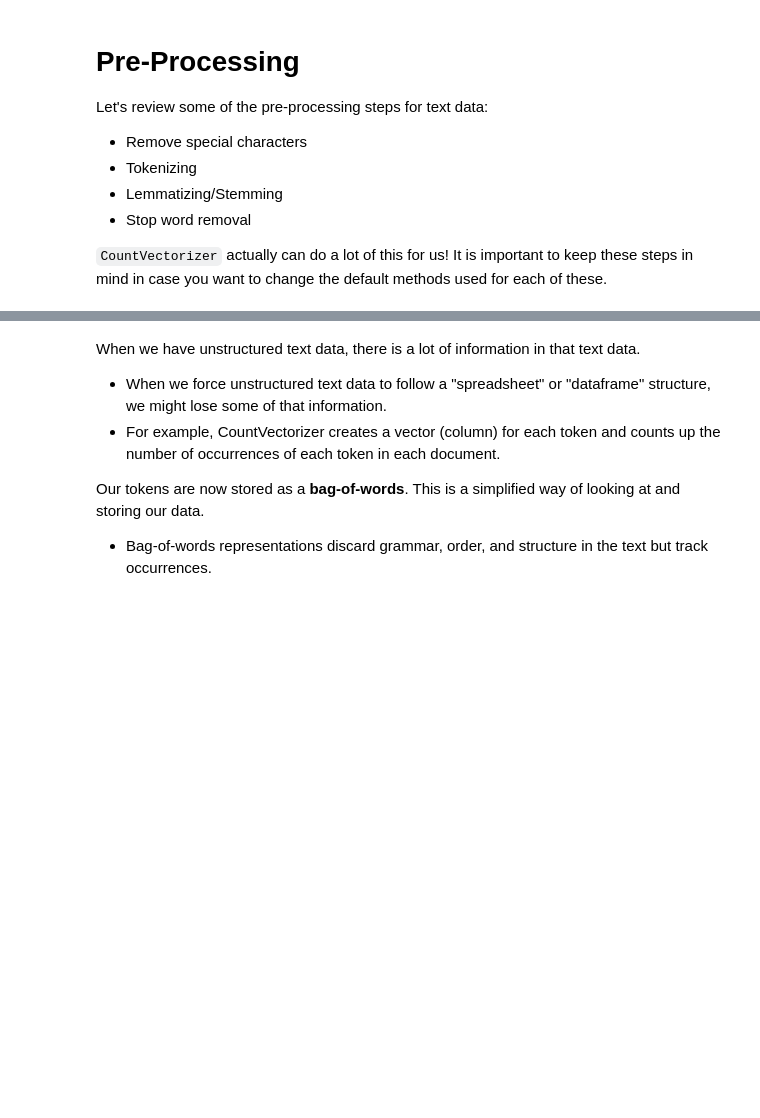
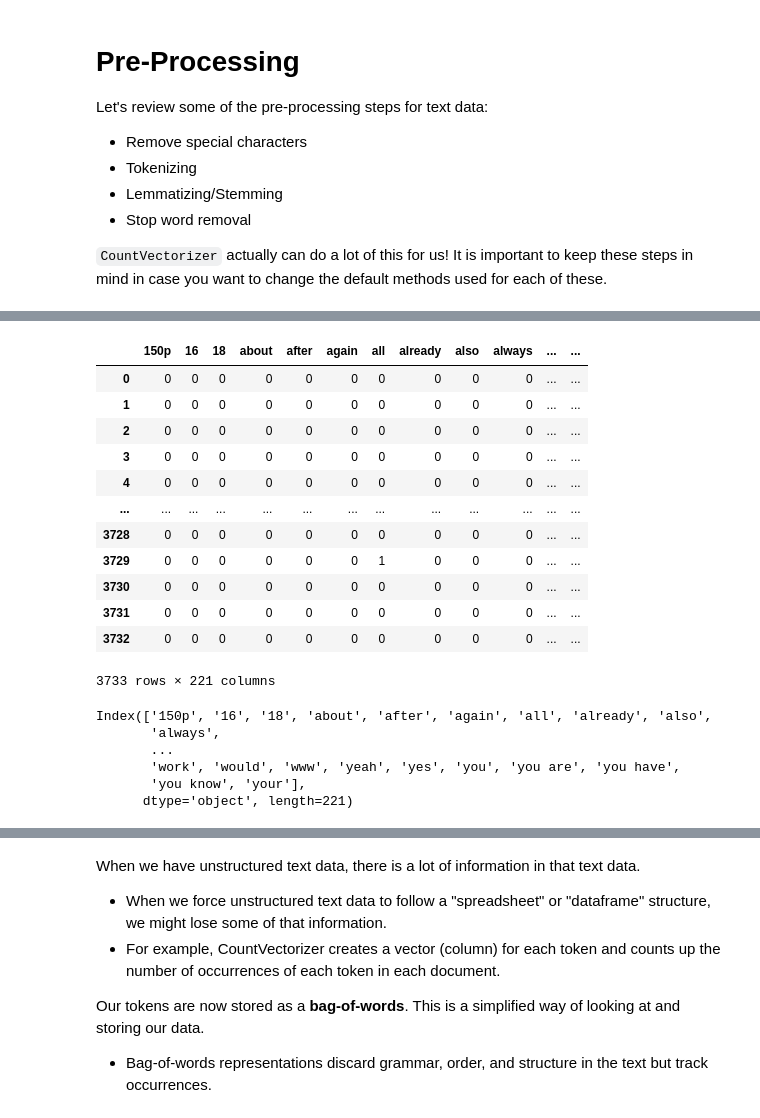
Before and after one commit to msamhz/GA-Lessons, a Jupyter notebook: 5.06-lesson-nlp-ii/starter-code.ipynb, the cells around one changed output, grey strips where cells are left out. Cells and saved outputs as stored; diff of their text form; code cells hidden in the pictures; blank space fills up the shorter version.

```diff
--- a/5.06-lesson-nlp-ii/starter-code.ipynb
+++ b/5.06-lesson-nlp-ii/starter-code.ipynb
@@ -147,3 +244,37 @@ X_test =
+# %%
+# just to check how many columsn and rows and inspect what is taken out
+# columns 1000 columns only
+#
+#
+df = pd.DataFrame(
+    X_train.todense(),
+    columns = cvec.get_feature_names()
+)
+
+df
+# %% [output]
+|  | 150p | 16 | 18 | about | after | again | all | already | also | always | ... | ... |
+| 0 | 0 | 0 | 0 | 0 | 0 | 0 | 0 | 0 | 0 | 0 | ... | ... |
+| 1 | 0 | 0 | 0 | 0 | 0 | 0 | 0 | 0 | 0 | 0 | ... | ... |
+| 2 | 0 | 0 | 0 | 0 | 0 | 0 | 0 | 0 | 0 | 0 | ... | ... |
+| 3 | 0 | 0 | 0 | 0 | 0 | 0 | 0 | 0 | 0 | 0 | ... | ... |
+| 4 | 0 | 0 | 0 | 0 | 0 | 0 | 0 | 0 | 0 | 0 | ... | ... |
+| ... | ... | ... | ... | ... | ... | ... | ... | ... | ... | ... | ... | ... |
+| 3728 | 0 | 0 | 0 | 0 | 0 | 0 | 0 | 0 | 0 | 0 | ... | ... |
+| 3729 | 0 | 0 | 0 | 0 | 0 | 0 | 1 | 0 | 0 | 0 | ... | ... |
+| 3730 | 0 | 0 | 0 | 0 | 0 | 0 | 0 | 0 | 0 | 0 | ... | ... |
+| 3731 | 0 | 0 | 0 | 0 | 0 | 0 | 0 | 0 | 0 | 0 | ... | ... |
+| 3732 | 0 | 0 | 0 | 0 | 0 | 0 | 0 | 0 | 0 | 0 | ... | ... |
+3733 rows × 221 columns
+# %%
+df.columns
+# %% [output]
+Index(['150p', '16', '18', 'about', 'after', 'again', 'all', 'already', 'also',
+       'always',
+       ...
+       'work', 'would', 'www', 'yeah', 'yes', 'you', 'you are', 'you have',
+       'you know', 'your'],
+      dtype='object', length=221)
 # %% [markdown]
 <img src="./images/countvectorizer.png" alt="drawing" width="750"/>
 
```
Also changed, not shown: parts of 35 cells of this notebook, 3 other files.
